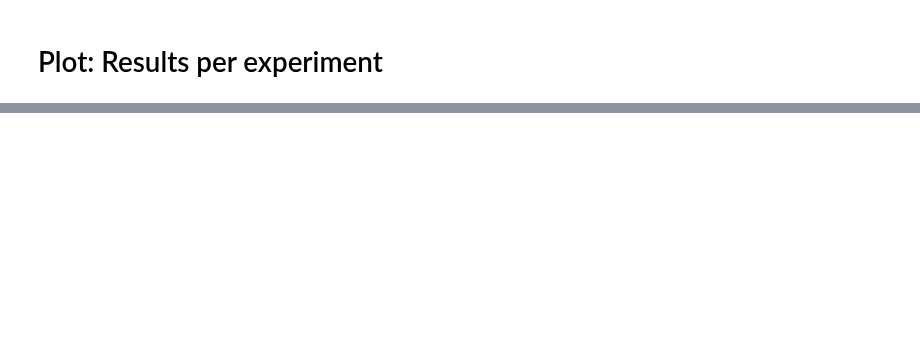
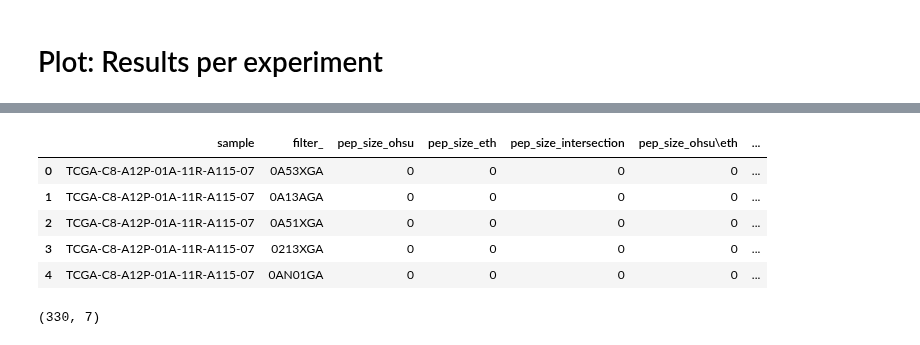
Before and after one commit to ratschlab/projects2020_ohsu, a Jupyter notebook: eth/plotting/OHSU_collab_Rerun_allRF_proteomics/20240116_barplot_Experiment_intersection.ipynb, the cells around one changed output, grey strips where cells are left out. Cells and saved outputs as stored; diff of their text form; code cells hidden in the pictures; blank space fills up the shorter version.

```diff
--- a/eth/plotting/OHSU_collab_Rerun_allRF_proteomics/20240116_barplot_Experiment_intersection.ipynb
+++ b/eth/plotting/OHSU_collab_Rerun_allRF_proteomics/20240116_barplot_Experiment_intersection.ipynb
@@ -154,2 +160,23 @@ for sample, experiments_ in samples_store_pep.items():
+# %%
+## Compare peptides
+if read_from_disk:
+    compare = {'sample' : [],
+              'filter_' : [],
+              'pep_size_ohsu' : [],
+              'pep_size_eth' : [],
+              'pep_size_intersection' : [],
+              'pep_size_ohsu\eth' : [],
+              'pep_size_eth\ohsu' : []}
+
+    for sample, experiments_ in samples_store_pep.items():
+        for experiment, pipelines_ in experiments_.items():
+            if ('OHSU' in pipelines_.keys()) and ('ETH' in pipelines_.keys()):
+                compare['sample'].append(sample)
+                compare['filter_'].append(experiment)
+                compare['pep_size_ohsu'].append(len(pipelines_['OHSU']))
+                compare['pep_size_eth'].append(len(pipelines_['ETH']))
+                compare['pep_size_ohsu\eth'].append(len(pipelines_['OHSU'].difference(pipelines_['ETH'])))
+                compare['pep_size_eth\ohsu'].append(len(pipelines_['ETH'].difference(pipelines_['OHSU'])))
+                compare['pep_size_intersection'].append(len(pipelines_['ETH'].intersection(pipelines_['OHSU'])))
 # %% [markdown]
 # Plot: Results per experiment
@@ -198,3 +182,0 @@ def run_sample_plotting(sample_plot_dir, sample, df):
-# %%
-for sample in all_samples:
-    run_sample_plotting(sample_plot_dir, sample, df)
@@ -218,0 +187,15 @@ saving path is to /cluster/work/grlab/projects/projects2020_OHSU/peptides_genera
+# %%
+if read_from_disk:
+    df = pd.DataFrame(compare)
+    display(df.head())
+    print(df.shape)
+else:
+    df = None
+# %% [output]
+|  | sample | filter_ | pep_size_ohsu | pep_size_eth | pep_size_intersection | pep_size_ohsu\eth | ... |
+| 0 | TCGA-C8-A12P-01A-11R-A115-07 | 0A53XGA | 0 | 0 | 0 | 0 | ... |
+| 1 | TCGA-C8-A12P-01A-11R-A115-07 | 0A13AGA | 0 | 0 | 0 | 0 | ... |
+| 2 | TCGA-C8-A12P-01A-11R-A115-07 | 0A51XGA | 0 | 0 | 0 | 0 | ... |
+| 3 | TCGA-C8-A12P-01A-11R-A115-07 | 0213XGA | 0 | 0 | 0 | 0 | ... |
+| 4 | TCGA-C8-A12P-01A-11R-A115-07 | 0AN01GA | 0 | 0 | 0 | 0 | ... |
+(330, 7)
```
Also changed, not shown: parts of 11 cells of this notebook, 8 other files.
